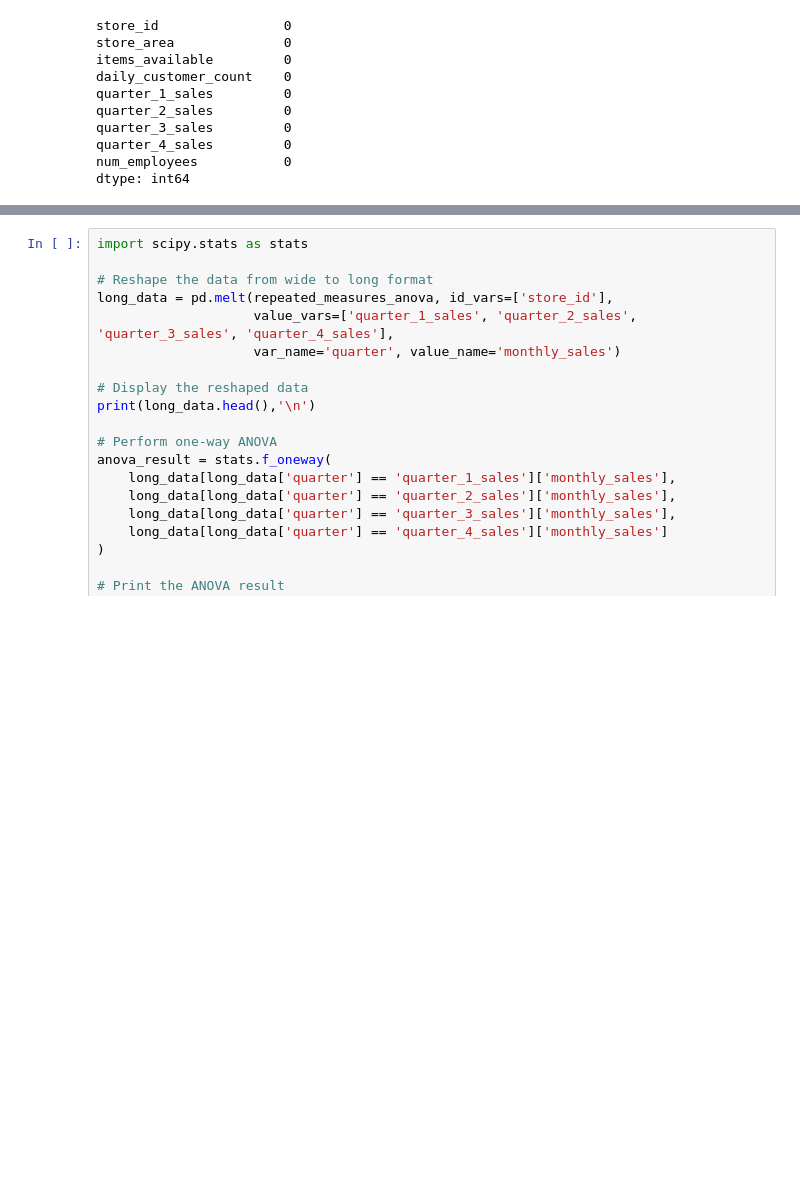
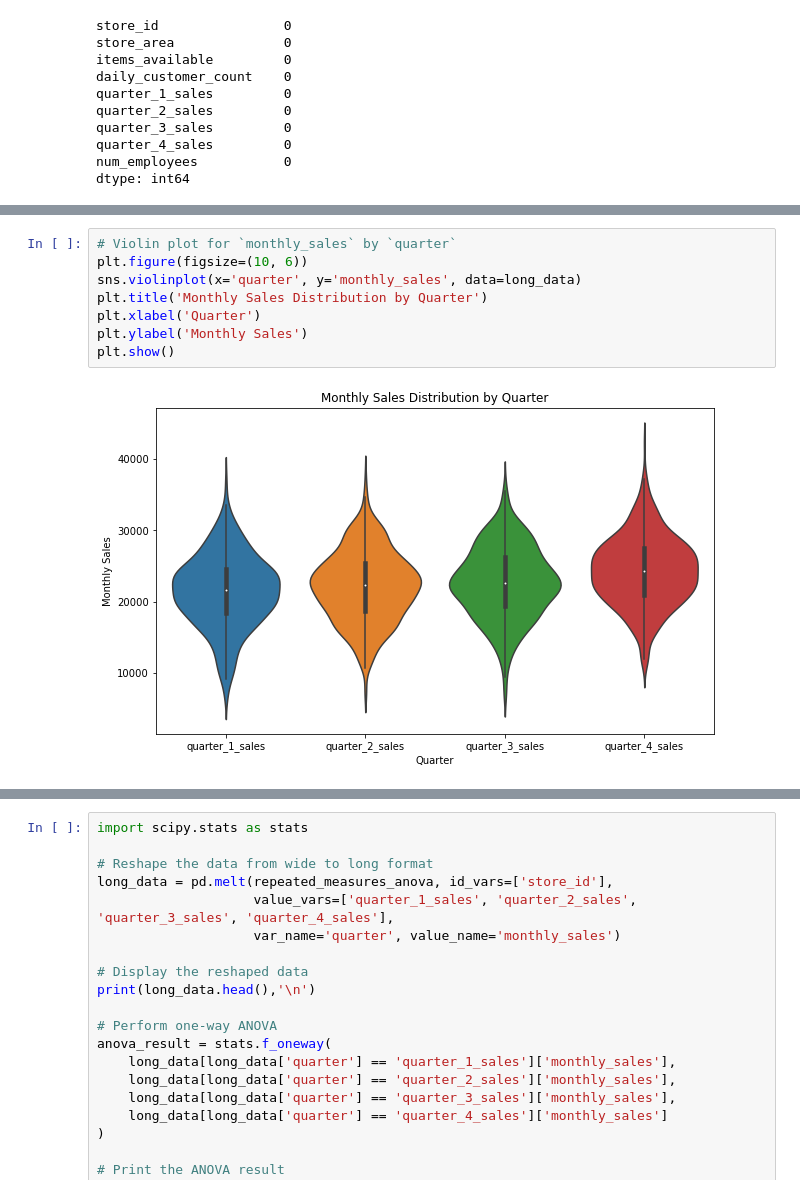
Before and after one commit to husanbano123/infrenstial_anova_test, a Jupyter notebook: retail analysis_anova.ipynb, the cells around one changed output, grey strips where cells are left out. Saved outputs shown, nothing was run; the diff lists cells and outputs as text; blank space fills up the shorter version.

```diff
--- a/retail analysis_anova.ipynb
+++ b/retail analysis_anova.ipynb
@@ -228,0 +240,10 @@ dtype: int64
+# %%
+# Violin plot for `monthly_sales` by `quarter`
+plt.figure(figsize=(10, 6))
+sns.violinplot(x='quarter', y='monthly_sales', data=long_data)
+plt.title('Monthly Sales Distribution by Quarter')
+plt.xlabel('Quarter')
+plt.ylabel('Monthly Sales')
+plt.show()
+# %% [output]
+[figure, added]
```
Also changed, not shown: parts of 19 cells of this notebook.
